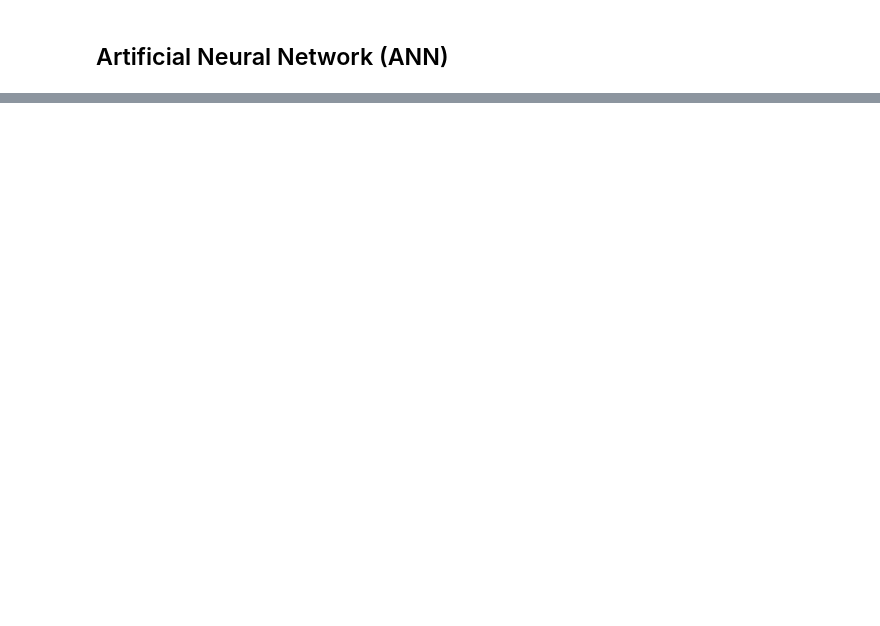
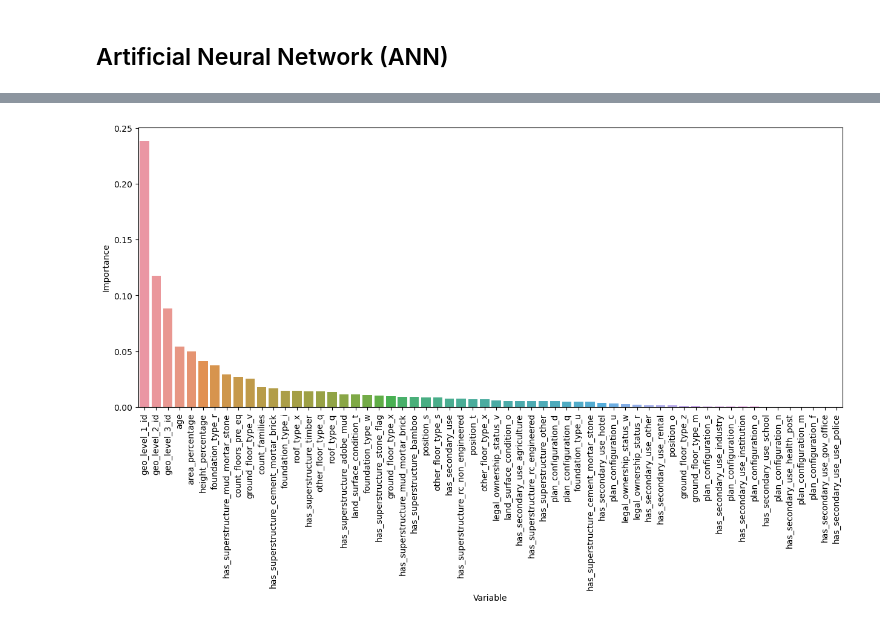
Before and after one commit to umkiyoung/MultivariateAnalysis, a Jupyter notebook: Assignments/Assignment_4/Ensemble.ipynb, the cells around one changed output, grey strips where cells are left out. Drawn from its saved outputs; the diff is of its cells as text; code cells hidden in the pictures; blank space fills up the shorter version.

```diff
--- a/Assignments/Assignment_4/Ensemble.ipynb
+++ b/Assignments/Assignment_4/Ensemble.ipynb
@@ -247,5 +244,8 @@ except:
 
     best_pre_pruning = pre_pruning.best_estimator_
 
+    #save model
+    pickle.dump(best_pre_pruning, open('best_pre_pruning_model.sav', 'wb'))
+
 
 tree_perf_table.loc['Pre Pruning'] = perf_eval_fc(best_pre_pruning.predict(X_test), y_test)
@@ -287,0 +330,6 @@ Fitting 5 folds for each of 27 candidates, totalling 135 fits
+# %%
+#best parameters
+best_depth = best_pre_pruning.get_params()['max_depth']
+best_min_samples_split = best_pre_pruning.get_params()['min_samples_split']
+
+best_hidden_layer_sizes = best_nn.get_params()['hidden_layer_sizes']
@@ -287,0 +468,8 @@ Fitting 5 folds for each of 27 candidates, totalling 135 fits
+# %%
+RF_var_imp = random_forest.feature_importances_
+
+RF_var_imp_df = pd.DataFrame({'Variable': X_train.columns, 'Importance': RF_var_imp})
+
+RF_var_imp_df.sort_values(by='Importance', ascending=False, inplace=True)
+
+RF_var_imp_df
@@ -287,0 +494,7 @@ Fitting 5 folds for each of 27 candidates, totalling 135 fits
+# %%
+plt.figure(figsize=(15,6))
+sns.barplot(x='Variable', y='Importance', data=RF_var_imp_df)
+plt.xticks(rotation=90)
+plt.show()
+# %% [output]
+[figure, added]
```
Also changed, not shown: parts of 22 cells of this notebook.
